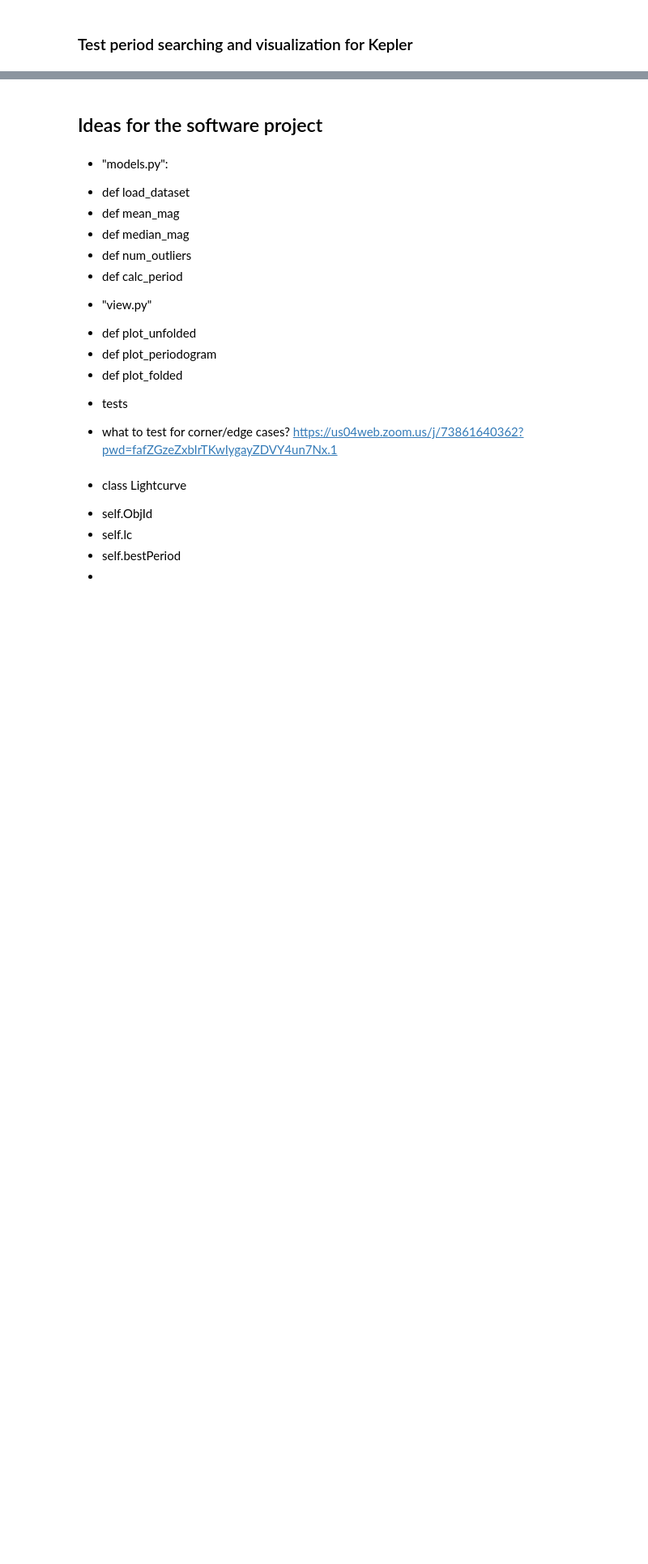
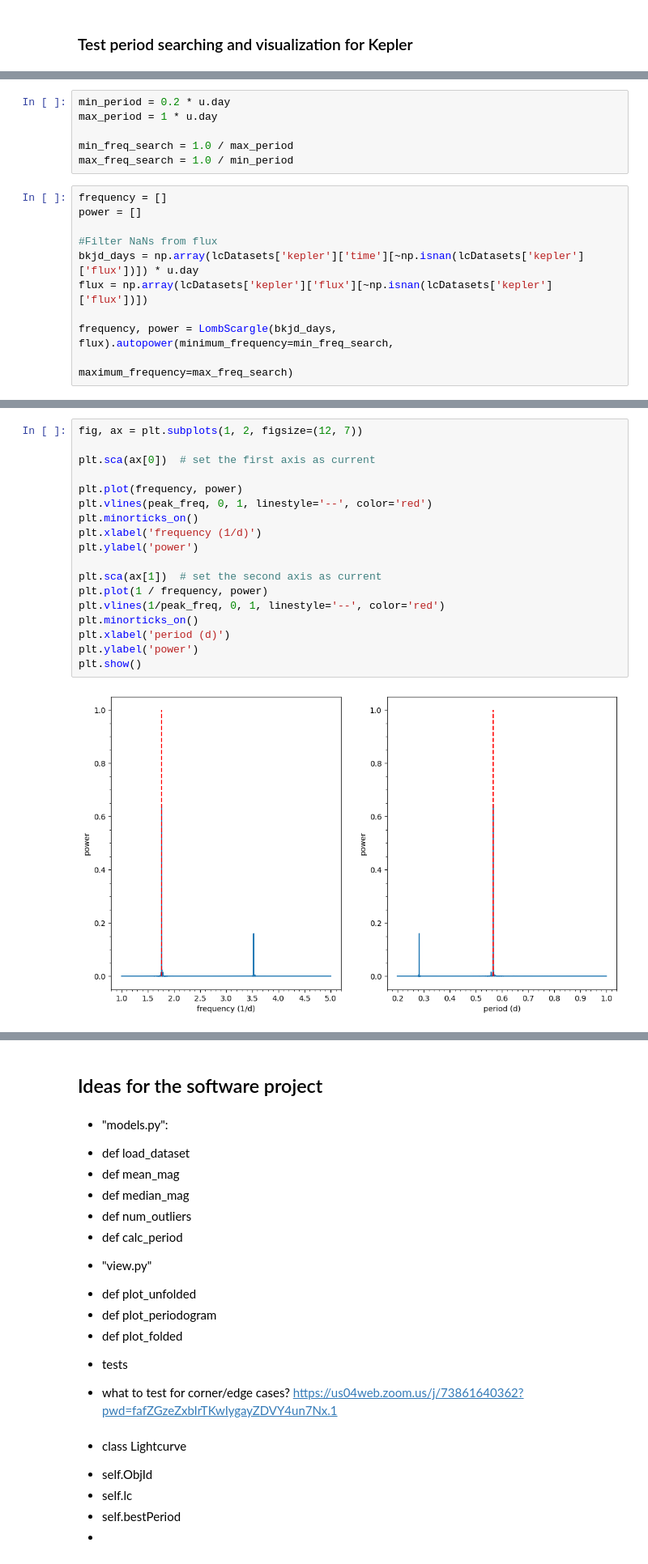
Before and after one commit to ShrRa/InterPython_Workshop_Example, a Jupyter notebook: light-curve-analysis.ipynb, the cells around one changed output, grey strips where cells are left out. Shown: that part at 81% size. Saved outputs shown, nothing was run; the diff lists cells and outputs as text; blank space fills up the shorter version.

```diff
--- a/light-curve-analysis.ipynb
+++ b/light-curve-analysis.ipynb
@@ -227,0 +222,16 @@ plt.show()
+# %%
+min_period = 0.2 * u.day
+max_period = 1 * u.day
+
+min_freq_search = 1.0 / max_period
+max_freq_search = 1.0 / min_period
+# %%
+frequency = []
+power = []
+
+#Filter NaNs from flux
+bkjd_days = np.array(lcDatasets['kepler']['time'][~np.isnan(lcDatasets['kepler']['flux'])]) * u.day
+flux = np.array(lcDatasets['kepler']['flux'][~np.isnan(lcDatasets['kepler']['flux'])])
+
+frequency, power = LombScargle(bkjd_days, flux).autopower(minimum_frequency=min_freq_search,
+                                                              maximum_frequency=max_freq_search)
@@ -227,0 +250,20 @@ plt.show()
+# %%
+fig, ax = plt.subplots(1, 2, figsize=(12, 7))
+
+plt.sca(ax[0])  # set the first axis as current
+
+plt.plot(frequency, power)
+plt.vlines(peak_freq, 0, 1, linestyle='--', color='red')
+plt.minorticks_on()
+plt.xlabel('frequency (1/d)')
+plt.ylabel('power')
+
+plt.sca(ax[1])  # set the second axis as current
+plt.plot(1 / frequency, power)
+plt.vlines(1/peak_freq, 0, 1, linestyle='--', color='red')
+plt.minorticks_on()
+plt.xlabel('period (d)')
+plt.ylabel('power')
+plt.show()
+# %% [output]
+[figure, added]
```
Also changed, not shown: parts of 13 cells of this notebook.
